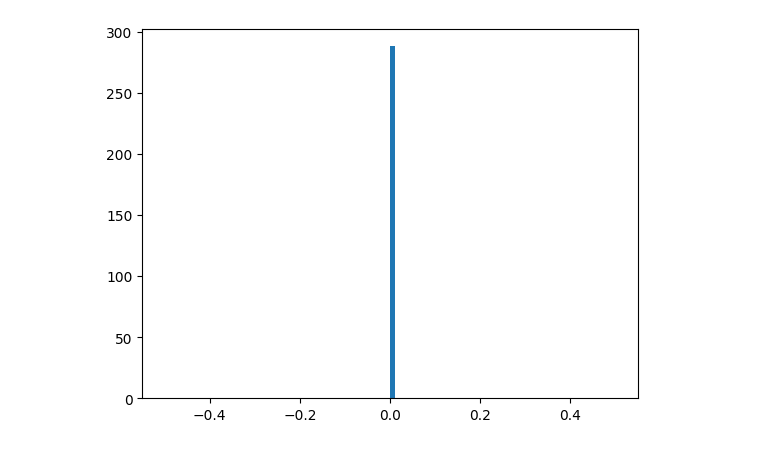
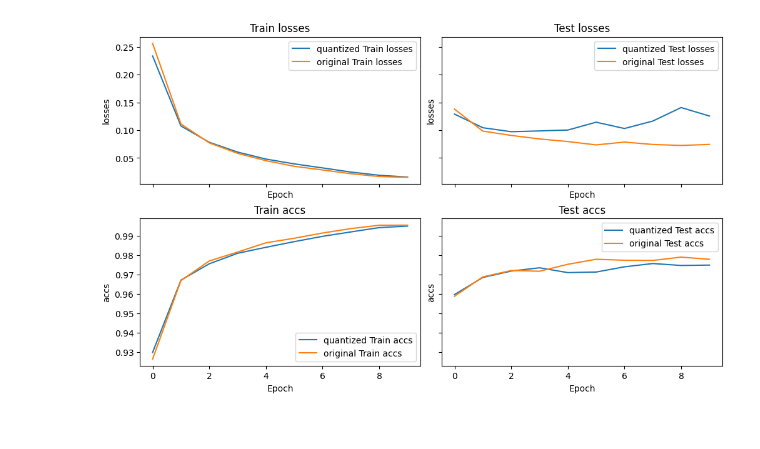
Before and after one commit to GabrielBena/alibabacloud-quantization-networks, a Jupyter notebook: mnist.ipynb, the cells around one changed output. Drawn from its saved outputs; the diff is of its cells as text; code cells hidden in the pictures.

```diff
--- a/mnist.ipynb
+++ b/mnist.ipynb
@@ -86,8 +130,9 @@ plt.hist(model.fc1.weight.cpu().detach().numpy().flatten(), bins=100);
 # %%
-def train(model, device, train_loader, optimizer, epoch, pbar=None):
+def train(model, device, train_loader, optimizer, epoch, **kwargs):
     model.train()
+    train_losses, train_accs = [], []
     if hasattr(model, "quant"):
-        model.quant.training = True
+        model.set_training(True)
     for batch_idx, (data, target) in enumerate(train_loader):
         data, target = data.to(device), target.to(device)
         optimizer.zero_grad()
@@ -96,8 +141,10 @@ def train(model, device, train_loader, optimizer, epoch, pbar=None):
         loss.backward()
         optimizer.step()
 
-        if hasattr(model, "quant"):
-            model.quant.T += 1
+        if kwargs.get("adjust_T", False):
+            model.set_temperature(
+                kwargs.get("Ts")[epoch * len(train_loader) + batch_idx]
+            )
 
         desc = str(
             "Train Epoch: {} [{}/{} ({:.0f}%)]\tLoss: {:.6f}".format(
@@ -109,13 +156,23 @@ def train(model, device, train_loader, optimizer, epoch, pbar=None):
             )
         )
 
-        if pbar is not None:
-            pbar.set_description(desc)
+        train_losses.append(loss.item())
+        pred = output.argmax(
+            dim=1, keepdim=True
+        )  # get the index of the max log-probability
+        correct = pred.eq(target.view_as(pred)).sum().item()
+        train_accs.append(correct / len(data))
+
+        if kwargs.get("pbar", None):
+            kwargs["pbar"].set_description(desc)
+
+    return train_losses, train_accs, desc
+
 
 def test(model, device, test_loader, pbar=None):
     model.eval()
     if hasattr(model, "quant"):
-        model.quant.training = False
+        model.set_training(False)
     test_loss = 0
     correct = 0
     with torch.no_grad():
@@ -199,5 +283,0 @@ plt.hist(model.conv1.weight.cpu().detach().numpy().flatten(), bins=100);
-# %%
-model.quant.training = False
-plt.hist(model.conv1.weight.cpu().detach().numpy().flatten(), bins=100);
-# %% [output]
-[figure, removed]
@@ -207,0 +284,17 @@ for m, n in model.named_parameters():
+# %%
+fig, axs = plt.subplots(
+    2, 2, figsize=(10, 6), constrained_layout=True, sharex=True, sharey="row"
+)
+for metric, axs_m in zip(["losses", "accs"], axs):
+    for name in ["quantized", "original"]:
+        for ax, trial in zip(axs_m, ["Train", "Test"]):
+            ax.plot(
+                results[name][f"{trial.lower()}_{metric}"],
+                label=f"{name} {trial} {metric}",
+            )
+            ax.set_title(f"{trial} {metric}")
+            ax.legend()
+            ax.set_xlabel("Epoch")
+            ax.set_ylabel(metric)
+# %% [output]
+[figure, added]
```
Also changed, not shown: parts of 17 cells of this notebook, 2 other files.
